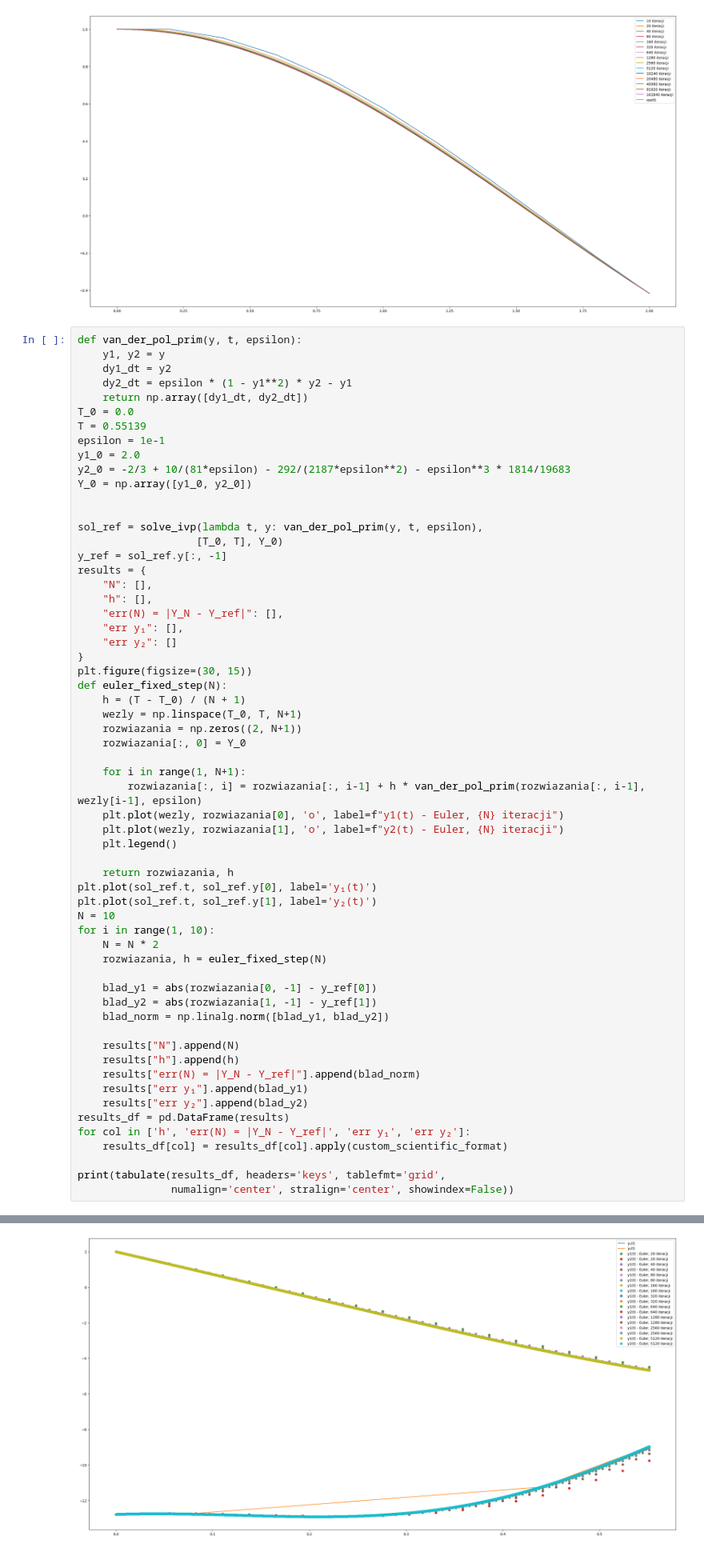
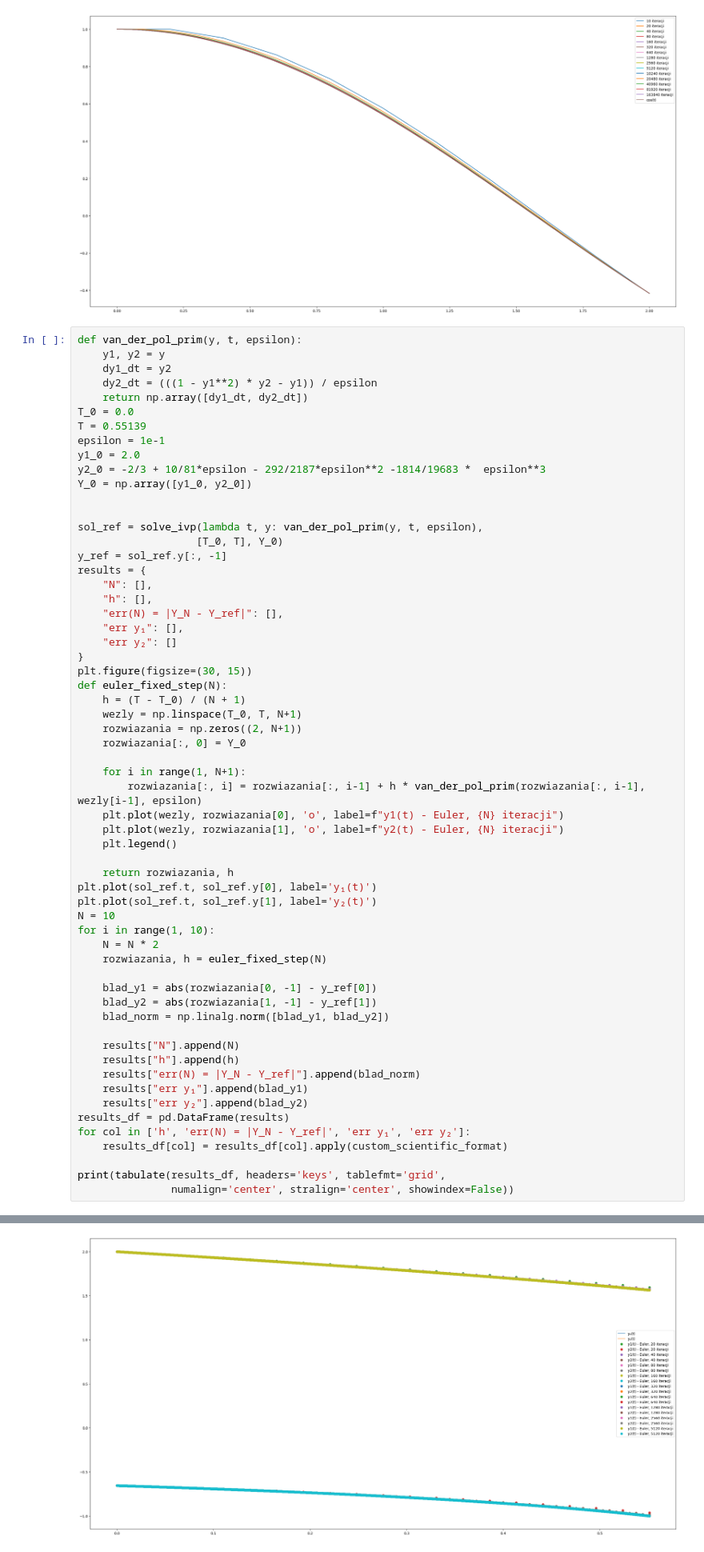
Before and after one commit to maksdebowski/MNdRRz, a Jupyter notebook: MNRRZ2025_Baranek_Konrad_zad1.ipynb, the cells around one changed output, grey strips where cells are left out. Shown: that part at 80% size. Drawn from its saved outputs; the diff is of its cells as text.

```diff
--- a/MNRRZ2025_Baranek_Konrad_zad1.ipynb
+++ b/MNRRZ2025_Baranek_Konrad_zad1.ipynb
@@ -83,13 +83,13 @@ print(tabulate(results, headers='keys', tablefmt='grid', numalign='center', stra
 def van_der_pol_prim(y, t, epsilon):
     y1, y2 = y
     dy1_dt = y2
-    dy2_dt = epsilon * (1 - y1**2) * y2 - y1
+    dy2_dt = (((1 - y1**2) * y2 - y1)) / epsilon
     return np.array([dy1_dt, dy2_dt])
 T_0 = 0.0
 T = 0.55139
 epsilon = 1e-1
 y1_0 = 2.0
-y2_0 = -2/3 + 10/(81*epsilon) - 292/(2187*epsilon**2) - epsilon**3 * 1814/19683
+y2_0 = -2/3 + 10/81*epsilon - 292/2187*epsilon**2 -1814/19683 *  epsilon**3
 Y_0 = np.array([y1_0, y2_0])
 
 
@@ -159,2 +159,2 @@ print(tabulate(results_df, headers='keys', tablefmt='grid',
 +------+--------------+--------------------------+--------------+--------------+
-[figure, old version]
+[figure, new version]
```
Also changed, not shown: parts of 1 cell of this notebook.
